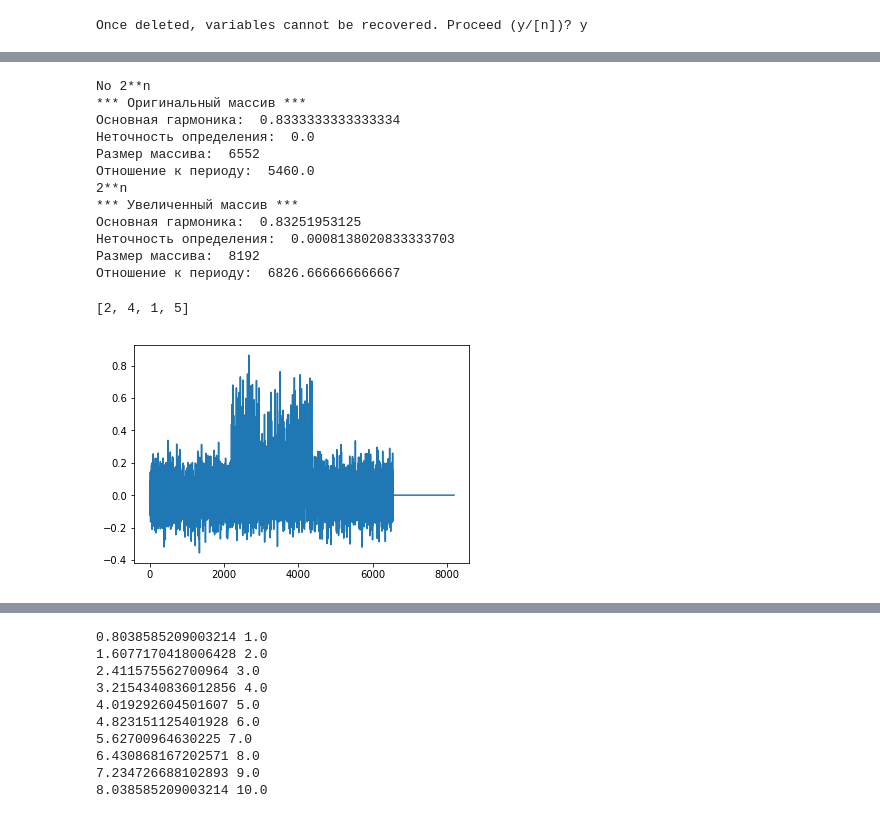
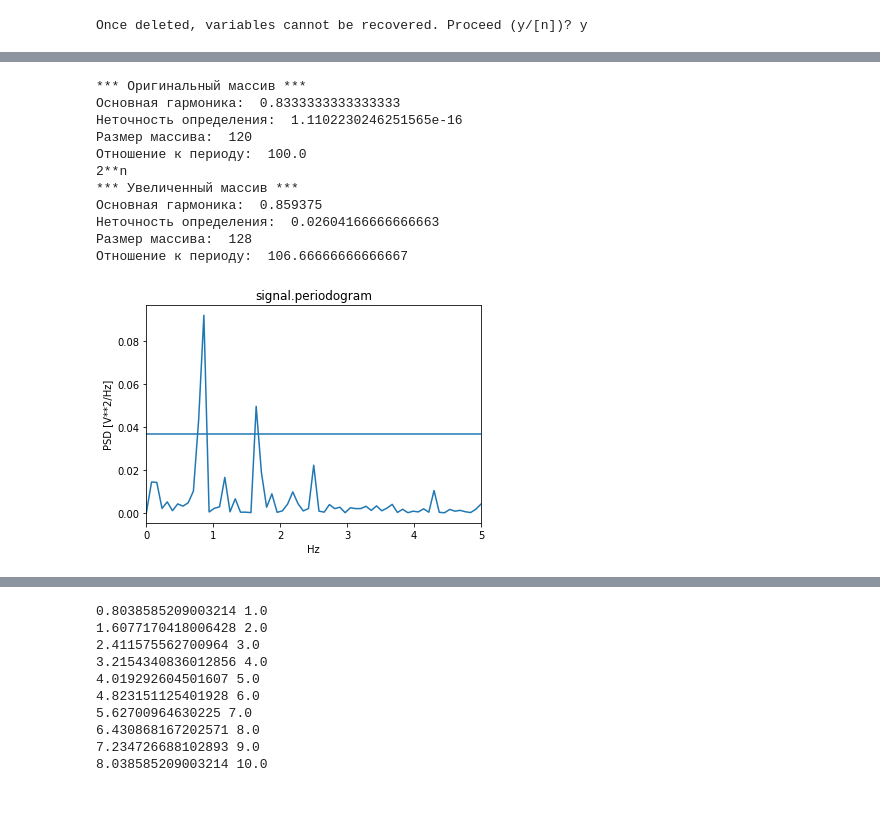
Before and after one commit to KazAndr/bsa3, a Jupyter notebook: pulsar_generator.ipynb, the cells around one changed output, grey strips where cells are left out. Saved outputs shown, nothing was run; the diff lists cells and outputs as text; code cells hidden in the pictures.

```diff
--- a/pulsar_generator.ipynb
+++ b/pulsar_generator.ipynb
@@ -80,11 +80,10 @@ plt.show()
 # n & (n - 1) равно нулю только для нуля и степеней двойки (& -- побитовое "и")
 noised_obser = obser[idx][:]
 obs_points = len(noised_obser)
-print("No 2**n" if obs_points & (obs_points - 1) else "2**n")
 fs = demen # частотота дискретизации временных рядов
 f, Pxx_den = signal.periodogram(noised_obser, fs)
-peaks, _ = signal.find_peaks(Pxx_den, height=0.5*max(Pxx_den))
-main_harm = f[peaks][1]
+peaks, _ = signal.find_peaks(Pxx_den, height=0.4*max(Pxx_den))
+main_harm = f[peaks][0]
 print('*** ' + 'Оригинальный массив' + ' ***' )
 print('Основная гармоника: ', main_harm)
 print('Неточность определения: ',abs(main_harm - 1/period_s))
@@ -94,33 +93,33 @@ noised_obser = size2n(noised_obser, 'up')
 obs_points = len(noised_obser)
 print("No 2**n" if obs_points & (obs_points - 1) else "2**n")
 f, Pxx_den = signal.periodogram(noised_obser, fs)
-peaks, _ = signal.find_peaks(Pxx_den, height=0.5*max(Pxx_den))
-main_harm = f[peaks][1]
+peaks, _ = signal.find_peaks(Pxx_den, height=0.4*max(Pxx_den))
+main_harm = f[peaks][0]
 print('*** ' + 'Увеличенный массив' + ' ***' )
 print('Основная гармоника: ', main_harm)
 print('Неточность определения: ',abs(main_harm - 1/period_s))
 print('Размер массива: ', len(noised_obser))
 print('Отношение к периоду: ', len(noised_obser)/period_s)
 # %% [output]
-No 2**n
 *** Оригинальный массив ***
-Основная гармоника:  0.8333333333333334
-Неточность определения:  0.0
-Размер массива:  6552
-Отношение к периоду:  5460.0
+Основная гармоника:  0.8333333333333333
+Неточность определения:  1.1102230246251565e-16
+Размер массива:  120
+Отношение к периоду:  100.0
 2**n
 *** Увеличенный массив ***
-Основная гармоника:  0.83251953125
-Неточность определения:  0.0008138020833333703
-Размер массива:  8192
-Отношение к периоду:  6826.666666666667
+Основная гармоника:  0.859375
+Неточность определения:  0.02604166666666663
+Размер массива:  128
+Отношение к периоду:  106.66666666666667
-# %%
-size2n([2,4, 1, 5, 6], 'down')
-# %% [output]
-[2, 4, 1, 5]
-# %%
-plt.close()
-plt.plot(noised_obser)
-plt.show()
-# %% [output]
-[figure, removed]
+# %%
+plt.plot(f, Pxx_den)
+plt.title('signal.periodogram')
+plt.ylabel('PSD [V**2/Hz]')
+plt.xlabel('Hz')
+plt.axhline(0.4*max(Pxx_den))
+# plt.ylim(0, 0.00003)
+plt.xlim(0, 5)
+plt.show()
+# %% [output]
+[figure, added]
```
Also changed, not shown: parts of 8 cells of this notebook.
